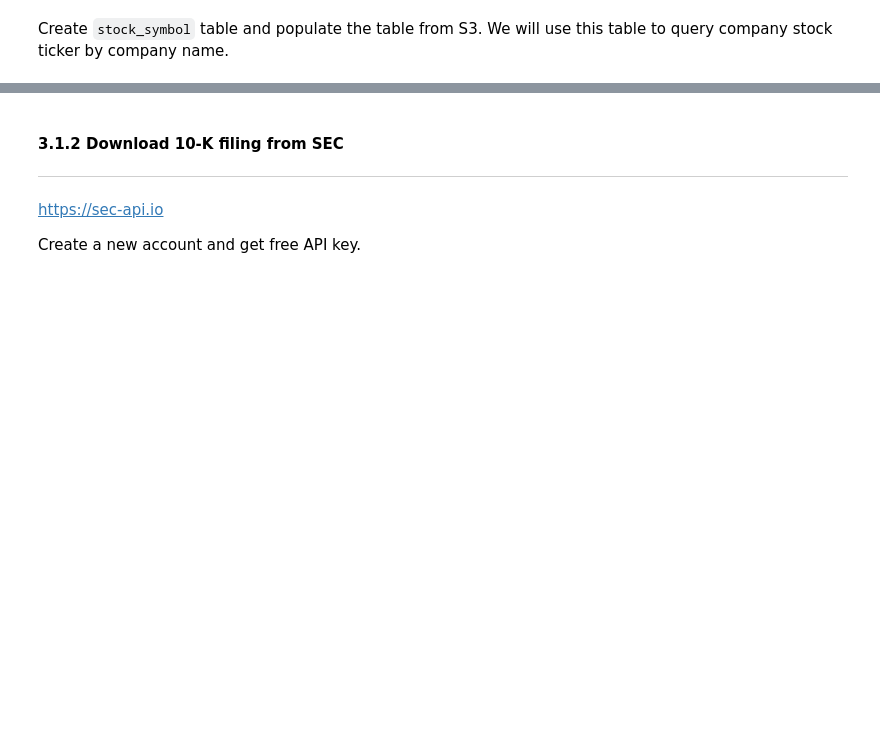
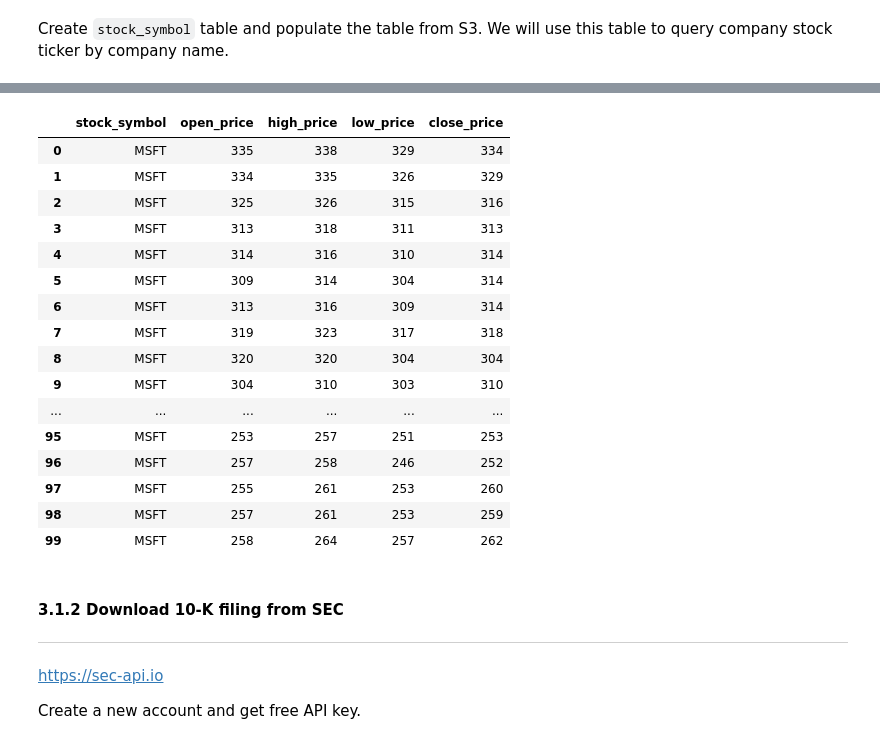
Before and after one commit to aws-samples/semantic-search-with-amazon-opensearch, a Jupyter notebook: Generative AI-powered search with Amazon OpenSearch Service.ipynb, the cells around one changed output, grey strips where cells are left out. Saved outputs shown, nothing was run; the diff lists cells and outputs as text; code cells hidden in the pictures; blank space fills up the shorter version.

```diff
--- a/Generative AI-powered search with Amazon OpenSearch Service.ipynb
+++ b/Generative AI-powered search with Amazon OpenSearch Service.ipynb
@@ -583,8 +785,4 @@ Initialize Bedrock LLM model with Claude
 from langchain_aws import BedrockLLM, ChatBedrock
 
 bedrock_llm = BedrockLLM(model_id="anthropic.claude-v2", client=boto3_bedrock)
-#bedrock_llm = ChatBedrock(model_id="anthropic.claude-3-sonnet-20240229-v1:0", client=boto3_bedrock)
-#bedrock_llm = ChatBedrock(model_id="anthropic.claude-3-5-sonnet-20240620-v1:0", client=boto3_bedrock)
-
-
-bedrock_llm.model_kwargs = {"temperature":0.01,"top_k":250,"top_p":1}
+bedrock_llm.model_kwargs = {"temperature":0.01,"top_k":300,"top_p":1}
@@ -686,23 +940,24 @@ quoted_stock_symbol_s3_location = "'" + stock_symbol_s3_location + "'"
 
 %sql COPY STOCK_SYMBOL FROM $quoted_stock_symbol_s3_location iam_role default IGNOREHEADER 1 CSV;
 
-def query_stock_ticker(company_name):
-    url = URL.create(
+
+url = URL.create(
     drivername='redshift+redshift_connector', # indicate redshift_connector driver and dialect will be used
     host=redshift_serverless_endpoint,
     port=5439,
     database='dev',
     username=redshift_serverless_username,
     password=redshift_serverless_password
-    )
+)
 
-    engine = sa.create_engine(url)
-    cnn = engine.connect()
+engine = sa.create_engine(url)
+redshift_connection = engine.connect()
 
+def query_stock_ticker(company_name):
     strSQL = "SELECT stock_symbol FROM stock_symbol WHERE lower(company_name) ILIKE '%" + company_name + "%'"
     stock_ticker=''
     try:
-        result = cnn.execute(strSQL)
+        result = redshift_connection.execute(strSQL)
         df = pd.DataFrame(result)
         stock_ticker=df['stock_symbol'][0]
     except Exception as e:
@@ -713,3 +1047,32 @@ query_stock_ticker("Amazon")
+# %%
+def query_stock_price(stock_ticker):
+    strSQL = "SELECT stock_symbol, open_price, high_price, low_price, close_price FROM stock_price WHERE stock_symbol ='" + stock_ticker + "' limit 100"
+    try:
+        result = redshift_connection.execute(strSQL)
+        stock_price = pd.DataFrame(result)
+    except Exception as e:
+        print(e)
+    return stock_price
+# %%
+query_stock_price('MSFT')
+# %% [output]
+|  | stock_symbol | open_price | high_price | low_price | close_price |
+| 0 | MSFT | 335 | 338 | 329 | 334 |
+| 1 | MSFT | 334 | 335 | 326 | 329 |
+| 2 | MSFT | 325 | 326 | 315 | 316 |
+| 3 | MSFT | 313 | 318 | 311 | 313 |
+| 4 | MSFT | 314 | 316 | 310 | 314 |
+| 5 | MSFT | 309 | 314 | 304 | 314 |
+| 6 | MSFT | 313 | 316 | 309 | 314 |
+| 7 | MSFT | 319 | 323 | 317 | 318 |
+| 8 | MSFT | 320 | 320 | 304 | 304 |
+| 9 | MSFT | 304 | 310 | 303 | 310 |
+| ... | ... | ... | ... | ... | ... |
+| 95 | MSFT | 253 | 257 | 251 | 253 |
+| 96 | MSFT | 257 | 258 | 246 | 252 |
+| 97 | MSFT | 255 | 261 | 253 | 260 |
+| 98 | MSFT | 257 | 261 | 253 | 259 |
+| 99 | MSFT | 258 | 264 | 257 | 262 |
 # %% [markdown]
 #### 3.1.2 Download 10-K filing from SEC
 ---
```
Also changed, not shown: parts of 42 cells of this notebook.
